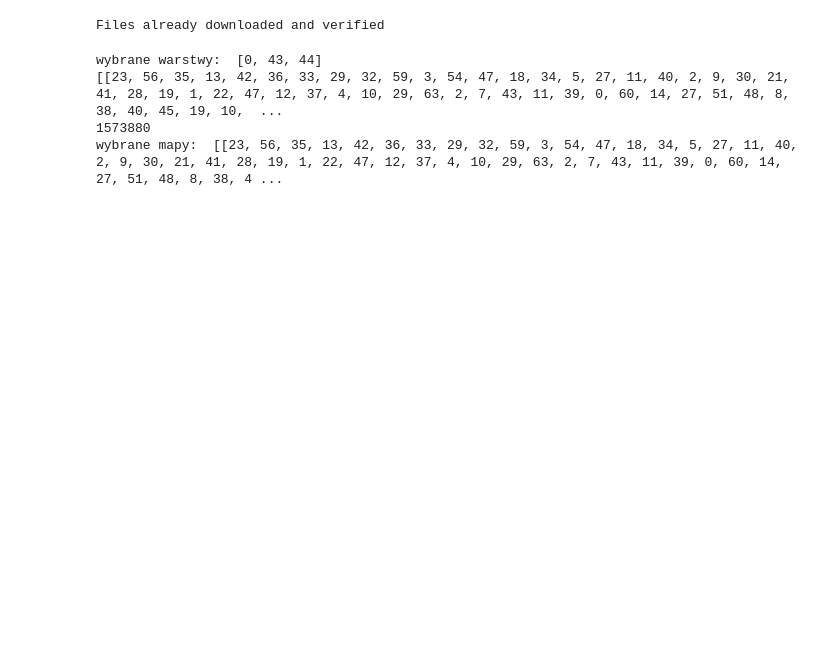
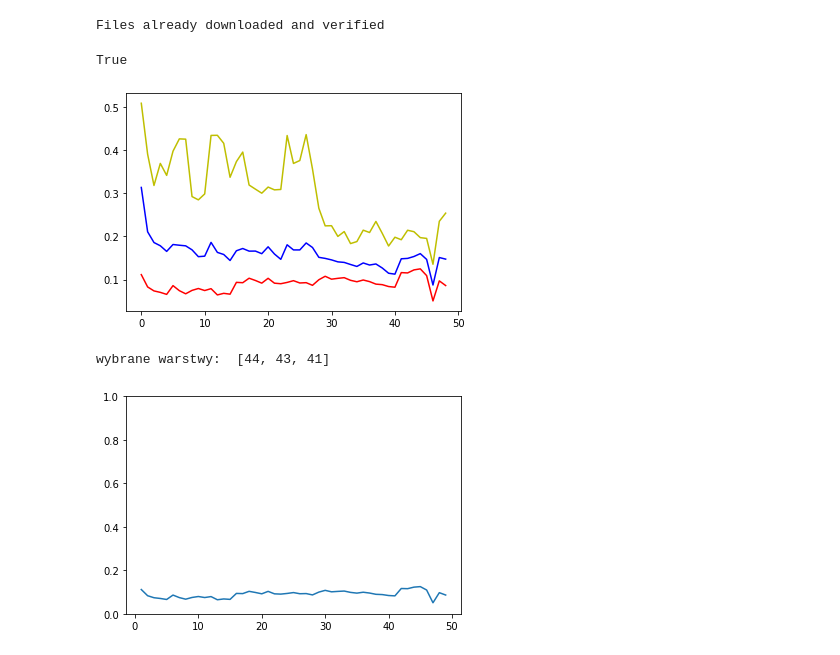
Before and after one commit to jamrozyb/WB-2022, a Jupyter notebook: prototype.ipynb, the cells around one changed output. Saved outputs shown, nothing was run; the diff lists cells and outputs as text; code cells hidden in the pictures; blank space fills up the shorter version.

```diff
--- a/prototype.ipynb
+++ b/prototype.ipynb
@@ -51,12 +53,15 @@ def get_few_shot_learing_data(_class,shot_number,trainloader):
     trainset_few_shot = out_data_tensor.squeeze(),out_label_tensor.squeeze()
     return trainset_few_shot
 # %%
+import ssl
+
+ssl._create_default_https_context = ssl._create_unverified_context # remove for non-buggy env
+
 np.random.seed = 123
 torch.manual_seed(0)
 
 transform = transforms.Compose([                        #[1]
-             transforms.Resize(256),                    #[2]
-             transforms.CenterCrop(224),                #[3]
+             transforms.Resize(224),                    #[2]
              transforms.ToTensor(),                     #[4]
              transforms.Normalize(                      #[5]
              mean=[0.485, 0.456, 0.406],                #[6]
@@ -70,12 +75,16 @@ trainloader = torch.utils.data.DataLoader(trainset, batch_size=1,
                                           shuffle=False, num_workers=2)
 
 
-_class = [0,1,2,3,4]
-shot_number = 5
+_class = [i for i in range(15)]
+shot_number = 3
 
 trainset_few_shot = get_few_shot_learing_data(_class,shot_number,trainloader)
 # %% [output]
 Files already downloaded and verified
+# %%
+torch.cuda.is_available()
+# %% [output]
+True
 # %%
 
 class ATL(nn.Module):
@@ -83,29 +92,33 @@ class ATL(nn.Module):
         # call constructor from superclass
         super().__init__()
         self.resnet = models.resnet50(pretrained=True)
-        layers,R_scores_for_layers = self.get_layers(train,Nlayer)
-        fm_indicies, resnet_out_size = self.get_featuremaps_idicies(train,layers,R_scores_for_layers)
-        self.resnet = self._transform(self.resnet, Nlayer, layers, fm_indicies)
+        layers, R_scores_for_layers = self.get_layers(train, Nlayer)
+        k = sns.lineplot(x=[i+1 for i in range(len(R_scores_for_layers))], y=R_scores_for_layers)
+        k.set(ylim=(0, 1))
+        plt.show()
+        fm_indicies, resnet_out_size = self.get_featuremaps_idicies(train,layers, R_scores_for_layers)
+        self.resnet = self._transform( Nlayer, layers, fm_indicies)
         for param in self.resnet.parameters():
             param.requires_grad = False
         self.relu = nn.ReLU()
         self.fcl = nn.Linear(resnet_out_size, Nclasses)
         self.softmax = torch.nn.Softmax(-1)
 
-    def get_layers(self, train,number_of_layers):
+    def get_layers(self, train, number_of_layers):
         images, labels = train
-        conv_layers,model_weights = self.get_resnet_conv_layers()
+        conv_layers, model_weights = self.get_resnet_conv_layers()
         feature_map_outputs_for_images = [self.get_feature_map_outputs(image) for image in images]
         labels_set = set(np.asarray(labels))
 
         R_scores_for_layers = []
-
+        r_mean=[]
+        r_max=[]
         for conv_ind in range(len(conv_layers)):
 
             centroids_for_class =[]
             LAV_vec = []
 
-            for image_ind,image in enumerate(images):
+            for image_ind, image in enumerate(images):
                 LAV_vec_image = []
                 out_fm = feature_map_outputs_for_images[image_ind]
                 for fm_ind in range(len(model_weights[conv_ind])):
@@ -131,26 +144,36 @@ class ATL(nn.Module):
 
             #R-score
             r_val = []
-            for a in range(len(centroids_for_class)):
-                for b in range(len(centroids_for_class)):
-                    if a !=b:
-                        rrrr = np.linalg.norm(centroids_for_class[a]-centroids_for_class[b])
-                        r_val.append(rrrr)
+            for a in range(len(centroids_for_class)-1):
+                for b in range(a+1, len(centroids_for_class)):
+                    rrrr = np.linalg.norm(centroids_for_class[a]-centroids_for_class[b])
+                    r_val.append(rrrr)
             R = min(r_val)
+            R2 = np.mean(r_val)
+            R3 = max(r_val)
             R_scores_for_layers.append(R)
-
+            r_mean.append(R2)
+            r_max.append(R3)
         # choosing the best n layers
         lst = pd.Series(R_scores_for_layers)
         i = lst.nlargest(number_of_layers)
+
+
+
+        x = [i for i in range(len(R_scores_for_layers))]
+        plt.plot(x,R_scores_for_layers, 'r')
+        plt.plot(x,r_mean, 'b')
+        plt.plot(x,r_max, 'y')
+        plt.show()
         print("wybrane warstwy: ",i.index.values.tolist())
-        return i.index.values.tolist(), R_scores_for_layers
+        return sorted(i.index.values.tolist()), R_scores_for_layers
 
     def get_featuremaps_idicies(self, train, layers,R,Pmax = 0.4):
         Rmax = max(R)
         dim0=[112]
         dim1=[56]*9
         dim2=[28]*12
-        dim3=[14]*19
+        dim3=[14]*18
         dim4=[7]*9
         fm_dim = np.concatenate((dim0,dim1,dim2,dim3,dim4))
         images, labels = train
@@ -162,6 +185,7 @@ class ATL(nn.Module):
         feature_map_outputs_for_images = [self.get_feature_map_outputs(image) for image in images]
 
         # iteruje po warstwach konwolucyjnuch
+        print(layers)
         for conv_ind in layers:
             choose_fm_curent_conv_layer = []
             p_score_for_classs_and_maps  = [{} for i in range(len(labels_set))]
@@ -230,8 +254,8 @@ class ATL(nn.Module):
     def LAV(self,featureMap):
         return featureMap.max().detach().numpy().item(0)
 
-    def _transform(self, m: torch.nn.Module, n, layers, idx) -> torch.nn.Module:
-        gm : torch.fx.GraphModule = torch.fx.symbolic_trace(m)
+    def _transform(self, n, layers, idx):
+        gm = torch.fx.symbolic_trace(self.resnet)
         graph=gm.graph
         blocks_in_layers = [1,3,4,6,3]
         idx_to_layer_name = ['conv1'] +[f"layer{i}_{j}_conv{k}" for i in range(1,5) for j in range(blocks_in_layers[i]) for k in range(1,4)]
@@ -274,7 +298,7 @@ class ATL(nn.Module):
         graph.eliminate_dead_code()
         graph.lint()
         gm.recompile()
-
+        print("chuj\n\n\n\n"+ gm.code+" \n\n\n\chuj")
         return gm
 
 
@@ -354,36 +378,37 @@ class ATL(nn.Module):
 
 # trainset = torchvision.datasets.CIFAR100(root='./data', train=True,
 #                                         download=True, transform=transform)
 
 # trainloader = torch.utils.data.DataLoader(trainset, batch_size=10,
 #                                           shuffle=True, num_workers=2)
 
 # testset = torchvision.datasets.CIFAR100(root='./data', train=False,
 #                                        download=True, transform=transform)
 # testloader = torch.utils.data.DataLoader(testset, batch_size=4,
 #                                          shuffle=False, num_workers=2)
 
 # classes = ('plane', 'car', 'bird', 'cat',
 #            'deer', 'dog', 'frog', 'horse', 'ship', 'truck')
 
 
 
 # torch.manual_seed(0)
 # # get some random training images
 # dataiter = iter(trainloader)
 # images, labels = dataiter.next()
 # trainset = images, labels
 # #print(trainset)
 
 # print(images)
 # print(labels)
 
 
 
-m = ATL(trainset_few_shot, 10, 3)
-m.eval()
+m = ATL(trainset_few_shot, 15, 3)
+#m.eval()
+
+m
 # %% [output]
+[figure, added]
-wybrane warstwy:  [0, 43, 44]
-[[23, 56, 35, 13, 42, 36, 33, 29, 32, 59, 3, 54, 47, 18, 34, 5, 27, 11, 40, 2, 9, 30, 21, 41, 28, 19, 1, 22, 47, 12, 37, 4, 10, 29, 63, 2, 7, 43, 11, 39, 0, 60, 14, 27, 51, 48, 8, 38, 40, 45, 19, 10,  ...
-1573880
-wybrane mapy:  [[23, 56, 35, 13, 42, 36, 33, 29, 32, 59, 3, 54, 47, 18, 34, 5, 27, 11, 40, 2, 9, 30, 21, 41, 28, 19, 1, 22, 47, 12, 37, 4, 10, 29, 63, 2, 7, 43, 11, 39, 0, 60, 14, 27, 51, 48, 8, 38, 4 ...
+wybrane warstwy:  [44, 43, 41]
+[figure, added]
```
Also changed, not shown: parts of 7 cells of this notebook.
